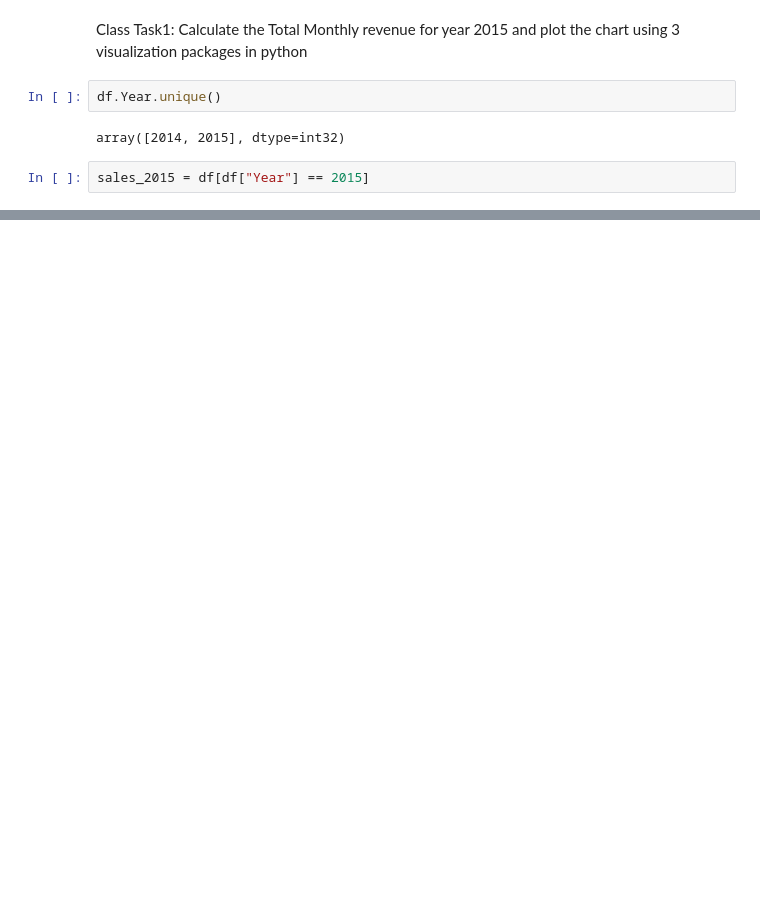
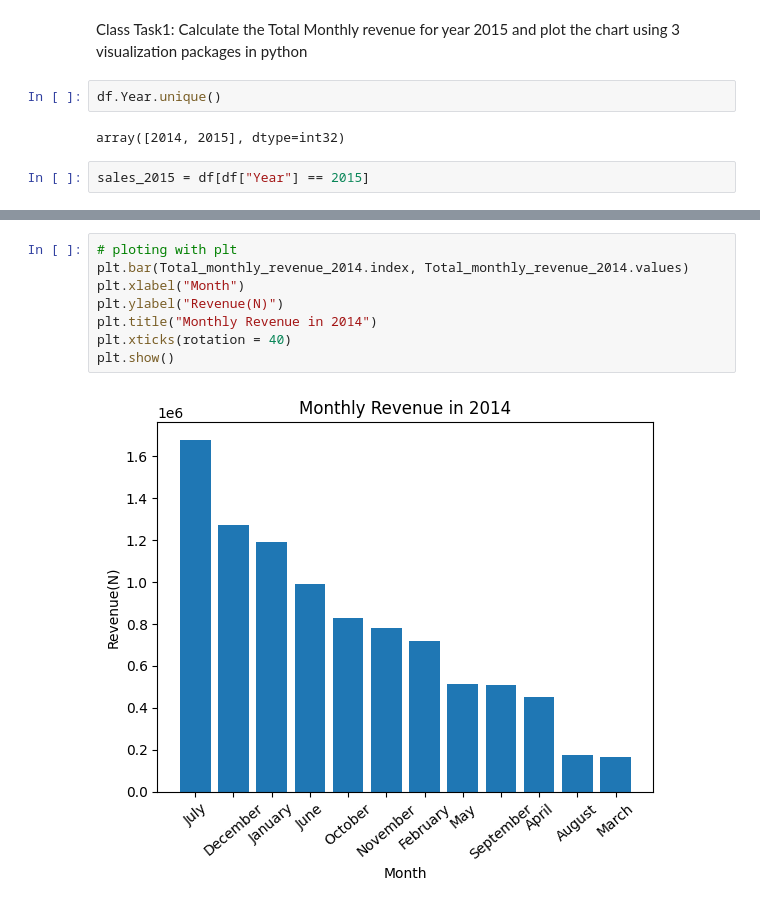
Before and after one commit to Hardemiyiwa/abeokuta, a Jupyter notebook: data_and_data_analysis/week_6/ademuyiwa_victor_task14/task14.ipynb, the cells around one changed output, grey strips where cells are left out. Drawn from its saved outputs; the diff is of its cells as text; blank space fills up the shorter version.

```diff
--- a/data_and_data_analysis/week_6/ademuyiwa_victor_task14/task14.ipynb
+++ b/data_and_data_analysis/week_6/ademuyiwa_victor_task14/task14.ipynb
@@ -266,0 +356,10 @@ sales_2015.head()
+# %%
+# ploting with plt
+plt.bar(Total_monthly_revenue_2014.index, Total_monthly_revenue_2014.values)
+plt.xlabel("Month")
+plt.ylabel("Revenue(N)")
+plt.title("Monthly Revenue in 2014")
+plt.xticks(rotation = 40)
+plt.show()
+# %% [output]
+[figure, added]
```
Also changed, not shown: parts of 14 cells of this notebook, 6 other files.
